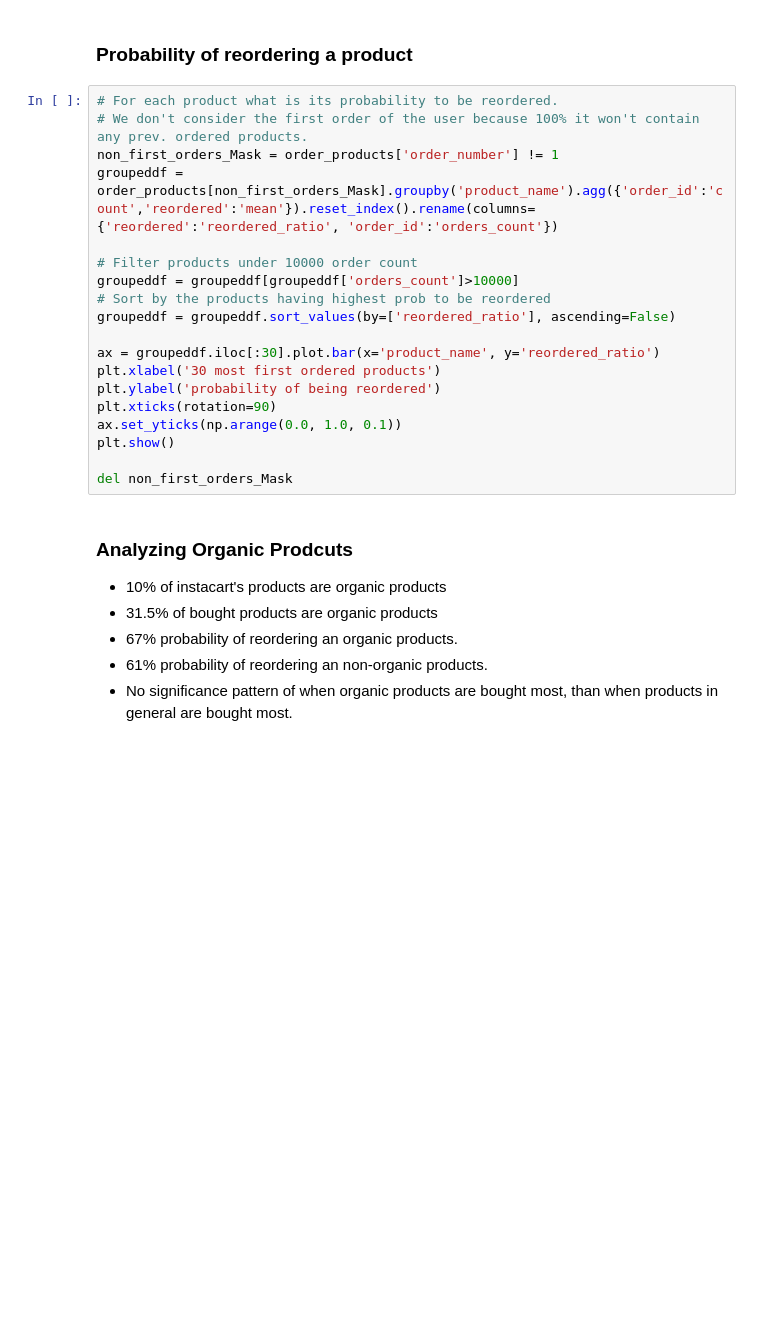
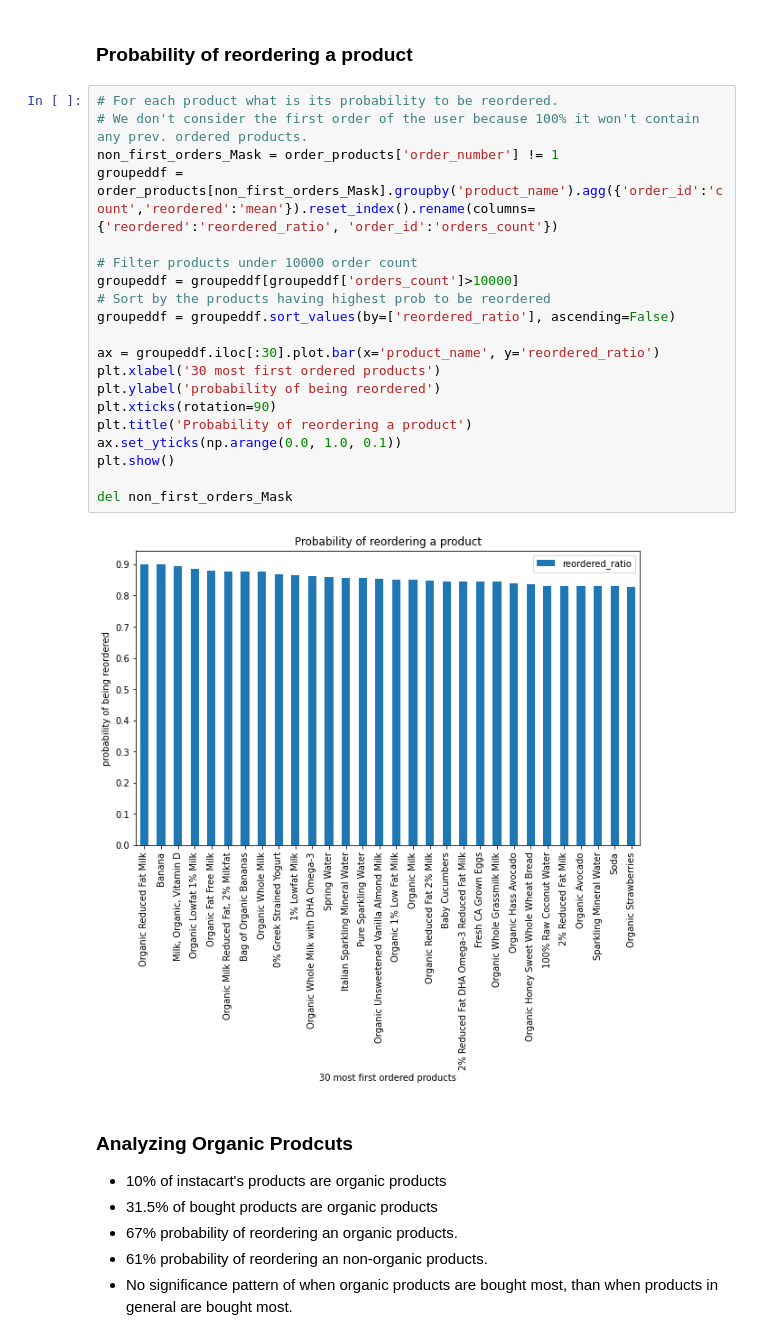
Before and after one commit to NouranHany/Instacart-Market-Basket-Analysis, a Jupyter notebook: EDA/eda-on-instacart-data.ipynb, the cells around one changed output. Saved outputs shown, nothing was run; the diff lists cells and outputs as text; blank space fills up the shorter version.

```diff
--- a/EDA/eda-on-instacart-data.ipynb
+++ b/EDA/eda-on-instacart-data.ipynb
@@ -453,22 +632,25 @@ del confident_products_mask
 # %%
 # For each product what is its probability to be reordered.
 # We don't consider the first order of the user because 100% it won't contain any prev. ordered products.
 non_first_orders_Mask = order_products['order_number'] != 1
 groupeddf = order_products[non_first_orders_Mask].groupby('product_name').agg({'order_id':'count','reordered':'mean'}).reset_index().rename(columns={'reordered':'reordered_ratio', 'order_id':'orders_count'})
 
 # Filter products under 10000 order count
 groupeddf = groupeddf[groupeddf['orders_count']>10000]
 # Sort by the products having highest prob to be reordered
 groupeddf = groupeddf.sort_values(by=['reordered_ratio'], ascending=False)
 
 ax = groupeddf.iloc[:30].plot.bar(x='product_name', y='reordered_ratio')
 plt.xlabel('30 most first ordered products')
 plt.ylabel('probability of being reordered')
 plt.xticks(rotation=90)
+plt.title('Probability of reordering a product')
 ax.set_yticks(np.arange(0.0, 1.0, 0.1))
 plt.show()
 
 del non_first_orders_Mask
+# %% [output]
+[figure, added]
 # %% [markdown]
 ### Analyzing Organic Prodcuts
 
```
Also changed, not shown: parts of 33 cells of this notebook, 11 other files.
